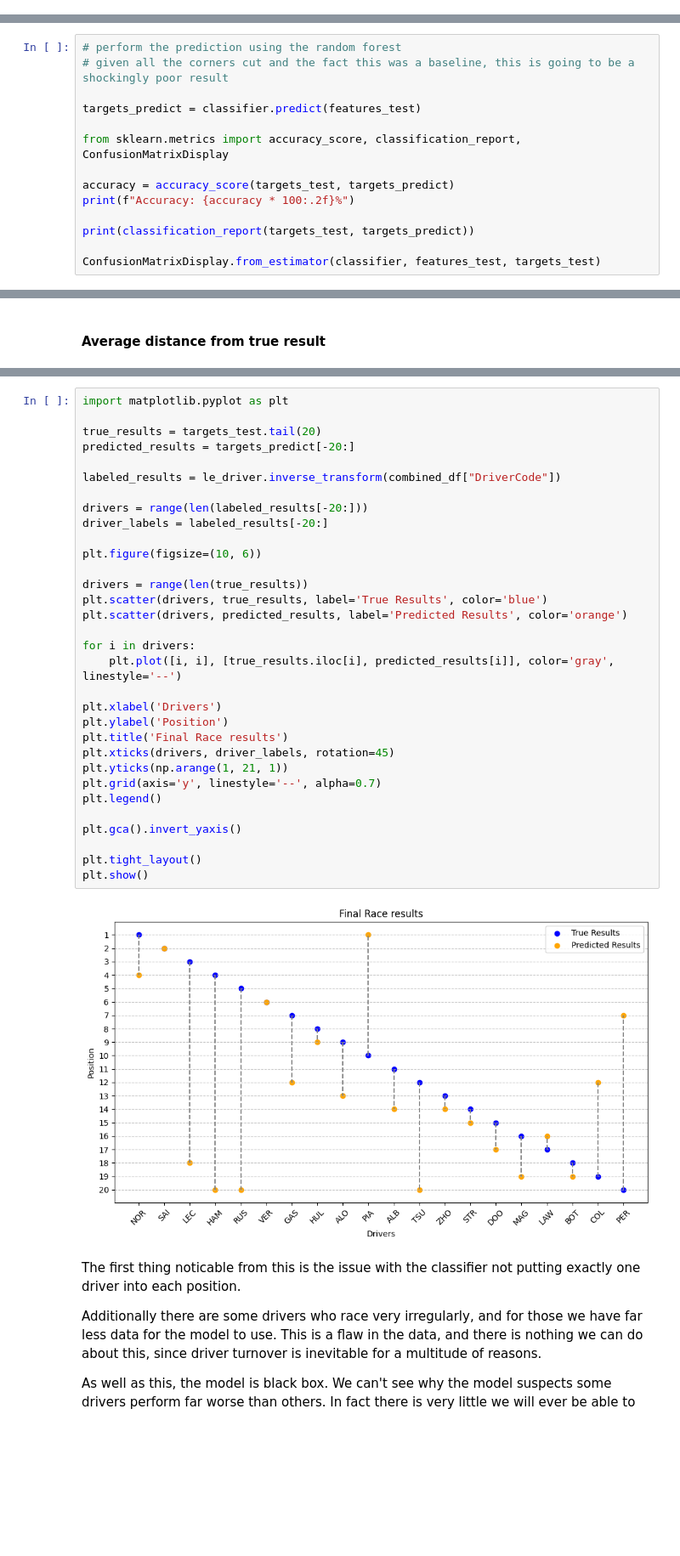
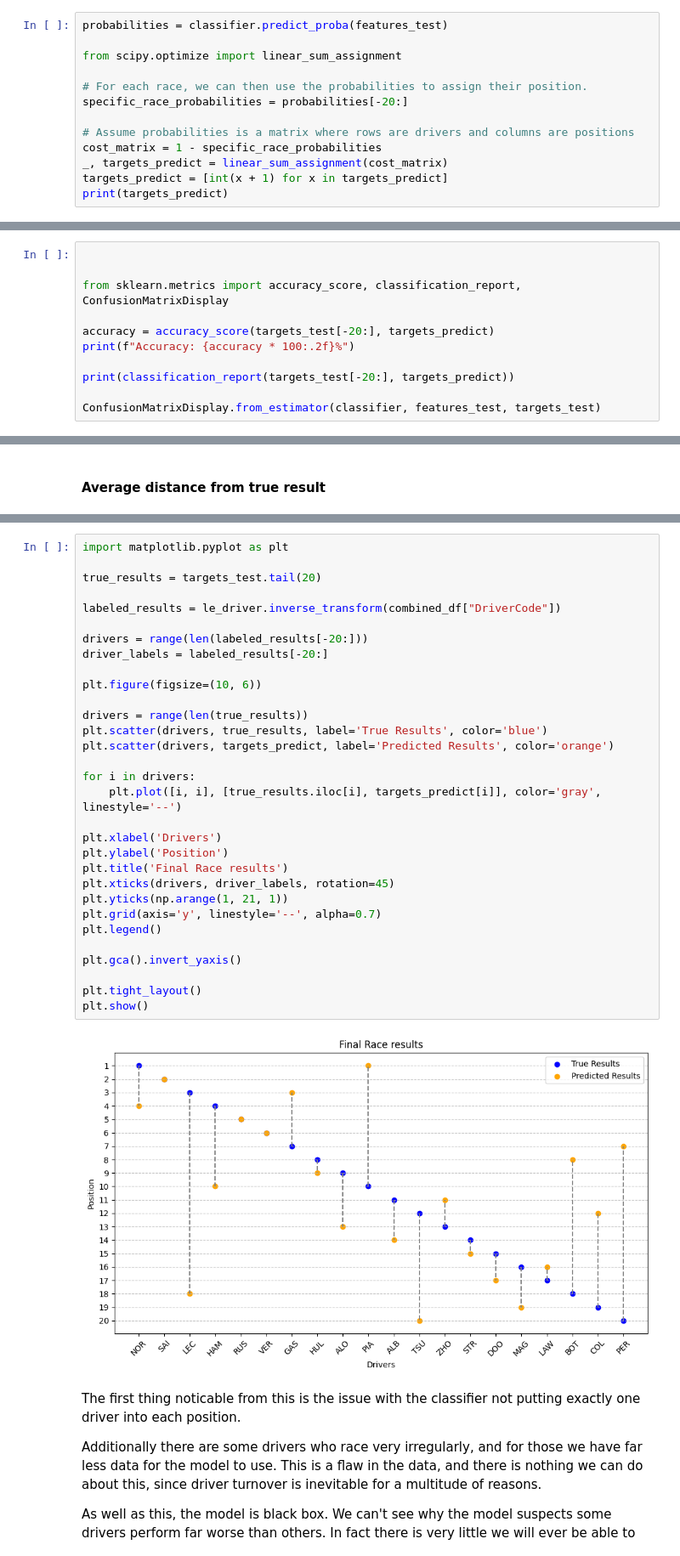
Before and after one commit to JordanEdward02/race_prediction, a Jupyter notebook: race_predictions_v2.ipynb, the cells around one changed output, grey strips where cells are left out. Shown: that part at 85% size. Saved outputs shown, nothing was run; the diff lists cells and outputs as text; blank space fills up the shorter version.

Commit message:
Use probability and optimisation for v2 model

```diff
--- a/race_predictions_v2.ipynb
+++ b/race_predictions_v2.ipynb
@@ -235,3 +233,16 @@ classifier = RandomForestClassifier(n_estimators=100, random_state=0, oob_score=
 classifier.fit(features_train, targets_train)
 # %% [output]
 RandomForestClassifier(oob_score=True, random_state=0)
+# %%
+probabilities = classifier.predict_proba(features_test)
+
+from scipy.optimize import linear_sum_assignment
+
+# For each race, we can then use the probabilities to assign their position.
+specific_race_probabilities = probabilities[-20:]
+
+# Assume probabilities is a matrix where rows are drivers and columns are positions
+cost_matrix = 1 - specific_race_probabilities
+_, targets_predict = linear_sum_assignment(cost_matrix)
+targets_predict = [int(x + 1) for x in targets_predict]
+print(targets_predict)
@@ -238,15 +251,12 @@ RandomForestClassifier(oob_score=True, random_state=0)
 # %%
-# perform the prediction using the random forest
-# given all the corners cut and the fact this was a baseline, this is going to be a shockingly poor result
 
-targets_predict = classifier.predict(features_test)
 
 from sklearn.metrics import accuracy_score, classification_report, ConfusionMatrixDisplay
 
-accuracy = accuracy_score(targets_test, targets_predict)
+accuracy = accuracy_score(targets_test[-20:], targets_predict)
 print(f"Accuracy: {accuracy * 100:.2f}%")
 
-print(classification_report(targets_test, targets_predict))
+print(classification_report(targets_test[-20:], targets_predict))
 
 ConfusionMatrixDisplay.from_estimator(classifier, features_test, targets_test)
 # %% [output]
@@ -297,37 +301,36 @@ Average Distance from True Labels: 4.50
 # %%
 import matplotlib.pyplot as plt
 
 true_results = targets_test.tail(20)
-predicted_results = targets_predict[-20:]
 
 labeled_results = le_driver.inverse_transform(combined_df["DriverCode"])
 
 drivers = range(len(labeled_results[-20:]))
 driver_labels = labeled_results[-20:]
 
 plt.figure(figsize=(10, 6))
 
 drivers = range(len(true_results))
 plt.scatter(drivers, true_results, label='True Results', color='blue')
-plt.scatter(drivers, predicted_results, label='Predicted Results', color='orange')
+plt.scatter(drivers, targets_predict, label='Predicted Results', color='orange')
 
 for i in drivers:
-    plt.plot([i, i], [true_results.iloc[i], predicted_results[i]], color='gray', linestyle='--')
+    plt.plot([i, i], [true_results.iloc[i], targets_predict[i]], color='gray', linestyle='--')
 
 plt.xlabel('Drivers')
 plt.ylabel('Position')
 plt.title('Final Race results')
 plt.xticks(drivers, driver_labels, rotation=45)
 plt.yticks(np.arange(1, 21, 1))
 plt.grid(axis='y', linestyle='--', alpha=0.7)
 plt.legend()
 
 plt.gca().invert_yaxis()
 
 plt.tight_layout()
 plt.show()
 # %% [output]
-[figure, old version]
+[figure, new version]
 # %% [markdown]
 The first thing noticable from this is the issue with the classifier not putting exactly one driver into each position.
 
```
Also changed, not shown: parts of 7 cells of this notebook, 1 other file.
